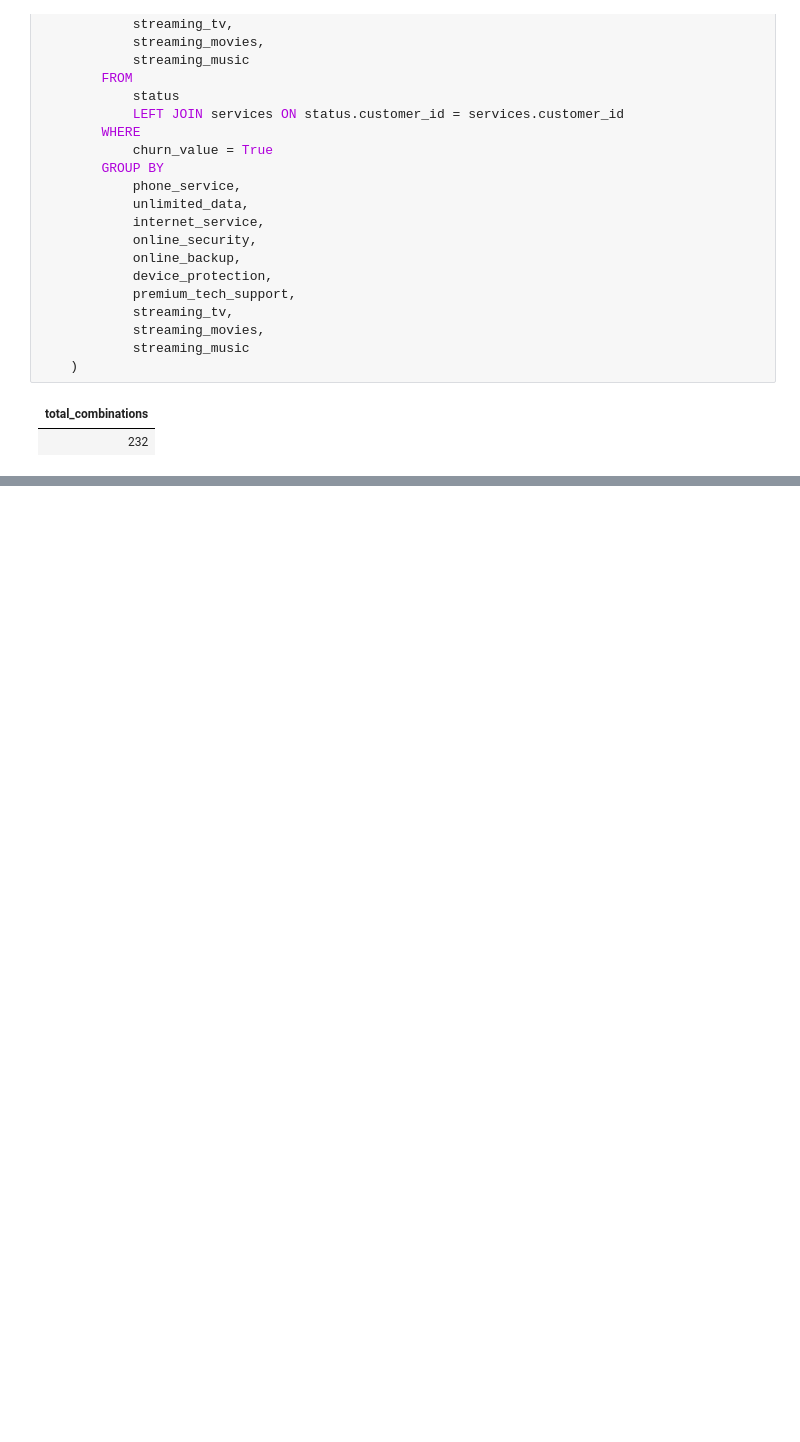
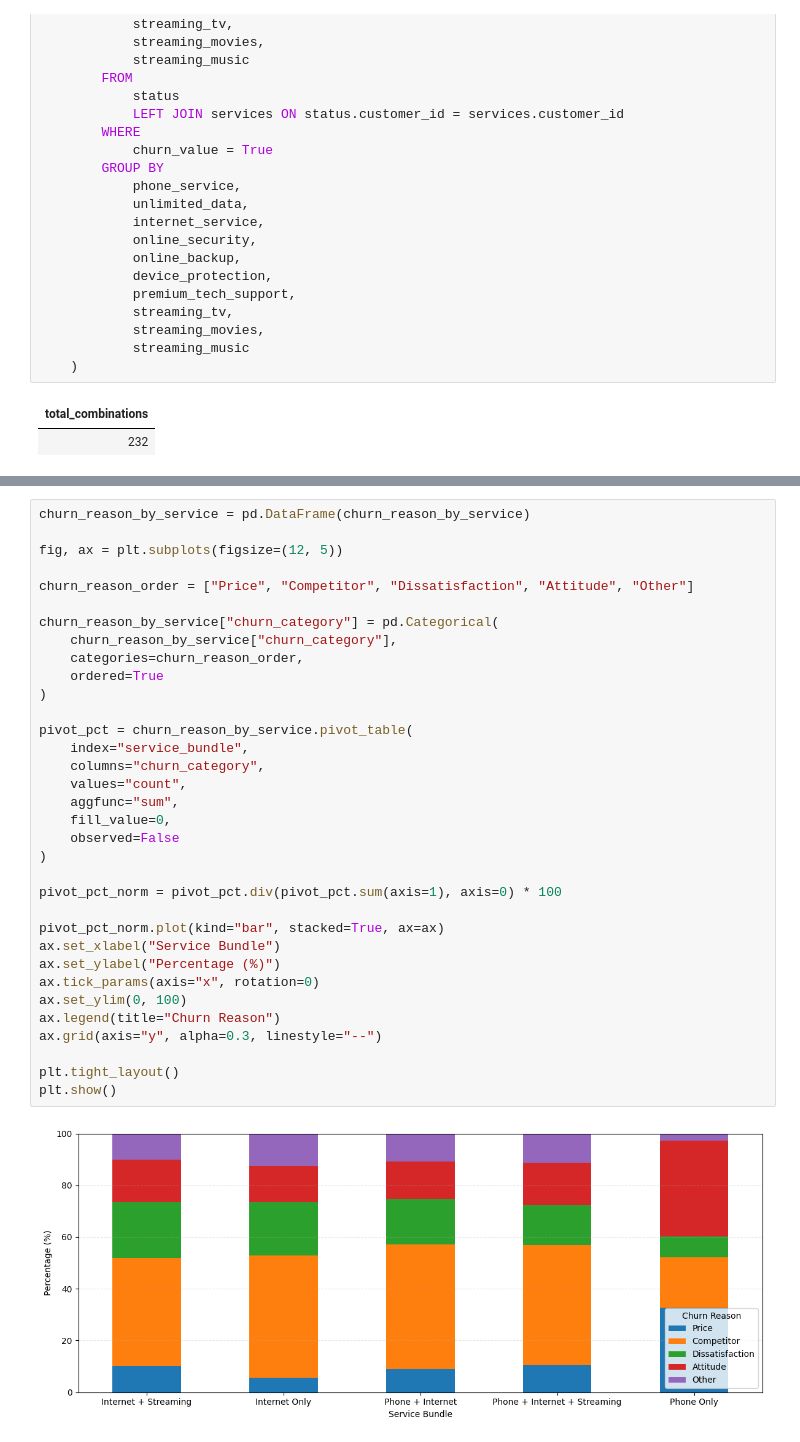
Before and after one commit to Mykolazaz/telco-churn-analysis, a Jupyter notebook: main.ipynb, the cells around one changed output, grey strips where cells are left out. Drawn from its saved outputs; the diff is of its cells as text; blank space fills up the shorter version.

```diff
--- a/main.ipynb
+++ b/main.ipynb
@@ -483,0 +566,36 @@ The vast majory of our clients have all three services. `streaming_service` indi
+# %%
+churn_reason_by_service = pd.DataFrame(churn_reason_by_service)
+
+fig, ax = plt.subplots(figsize=(12, 5))
+
+churn_reason_order = ["Price", "Competitor", "Dissatisfaction", "Attitude", "Other"]
+
+churn_reason_by_service["churn_category"] = pd.Categorical(
+    churn_reason_by_service["churn_category"],
+    categories=churn_reason_order,
+    ordered=True
+)
+
+pivot_pct = churn_reason_by_service.pivot_table(
+    index="service_bundle",
+    columns="churn_category",
+    values="count",
+    aggfunc="sum",
+    fill_value=0,
+    observed=False
+)
+
+pivot_pct_norm = pivot_pct.div(pivot_pct.sum(axis=1), axis=0) * 100
+
+pivot_pct_norm.plot(kind="bar", stacked=True, ax=ax)
+ax.set_xlabel("Service Bundle")
+ax.set_ylabel("Percentage (%)")
+ax.tick_params(axis="x", rotation=0)
+ax.set_ylim(0, 100)
+ax.legend(title="Churn Reason")
+ax.grid(axis="y", alpha=0.3, linestyle="--")
+
+plt.tight_layout()
+plt.show()
+# %% [output]
+[figure, added]
```
Also changed, not shown: parts of 17 cells of this notebook.
